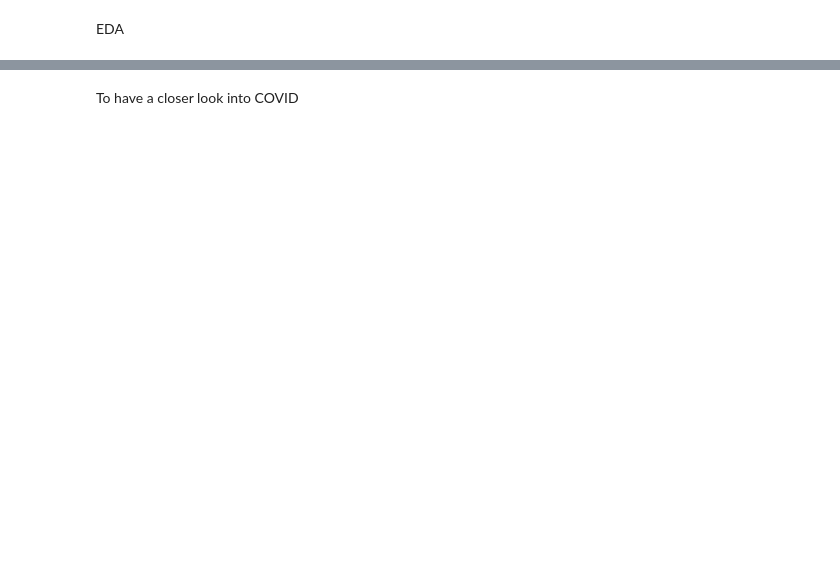
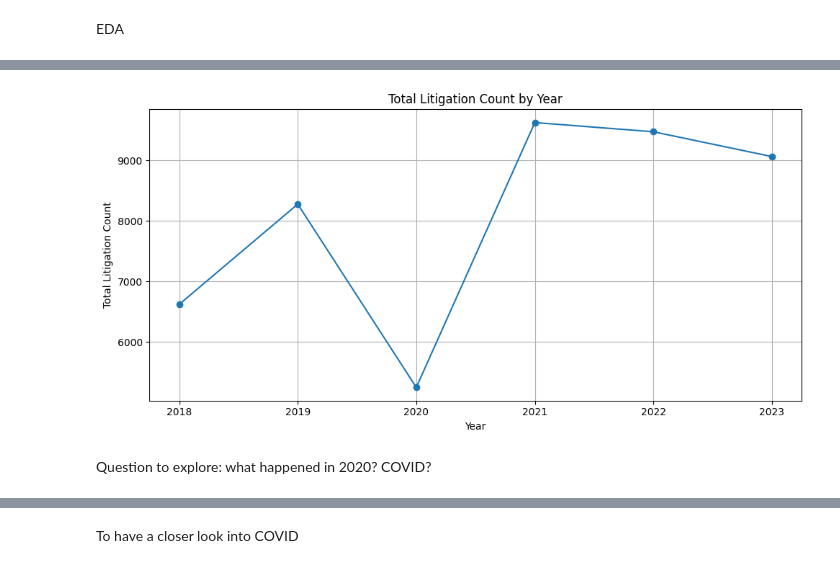
Before and after one commit to ismailbhinder/Public-Transparency-for-Immigration-Law-Canada, a Jupyter notebook: EDA.ipynb, the cells around one changed output, grey strips where cells are left out. Saved outputs shown, nothing was run; the diff lists cells and outputs as text; code cells hidden in the pictures; blank space fills up the shorter version.

```diff
--- a/EDA.ipynb
+++ b/EDA.ipynb
@@ -44,2 +32,5 @@ df.tail(10)
+# %%
+# converting LIT Litigation Count to integer
+df['LIT Litigation Count'] = df['LIT Litigation Count'].astype(int)
 # %% [markdown]
 EDA
@@ -45,0 +44,4 @@ EDA
+# %%
+# sum of LIT Litigation Count per year
+top_year = df.groupby('LIT Leave Decision Date - Year')['LIT Litigation Count'].sum()
+top_year
@@ -45,0 +57,15 @@ EDA
+# %%
+# making a line chart to see trend
+import matplotlib.pyplot as plt
+
+top_year.plot(kind='line', marker='o', figsize=(10,5))
+plt.title('Total Litigation Count by Year')
+plt.xlabel('Year')
+plt.ylabel('Total Litigation Count')
+plt.grid(True)
+plt.tight_layout()
+plt.show()
+# %% [output]
+[figure, added]
+# %% [markdown]
+Question to explore: what happened in 2020? COVID?
```
Also changed, not shown: parts of 29 cells of this notebook.
